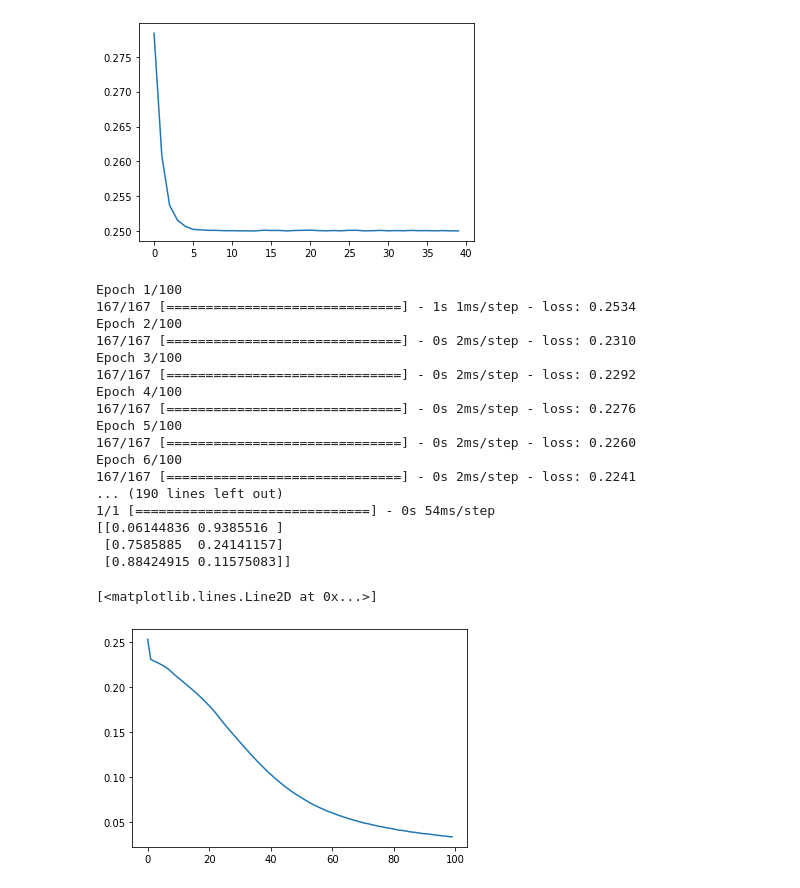
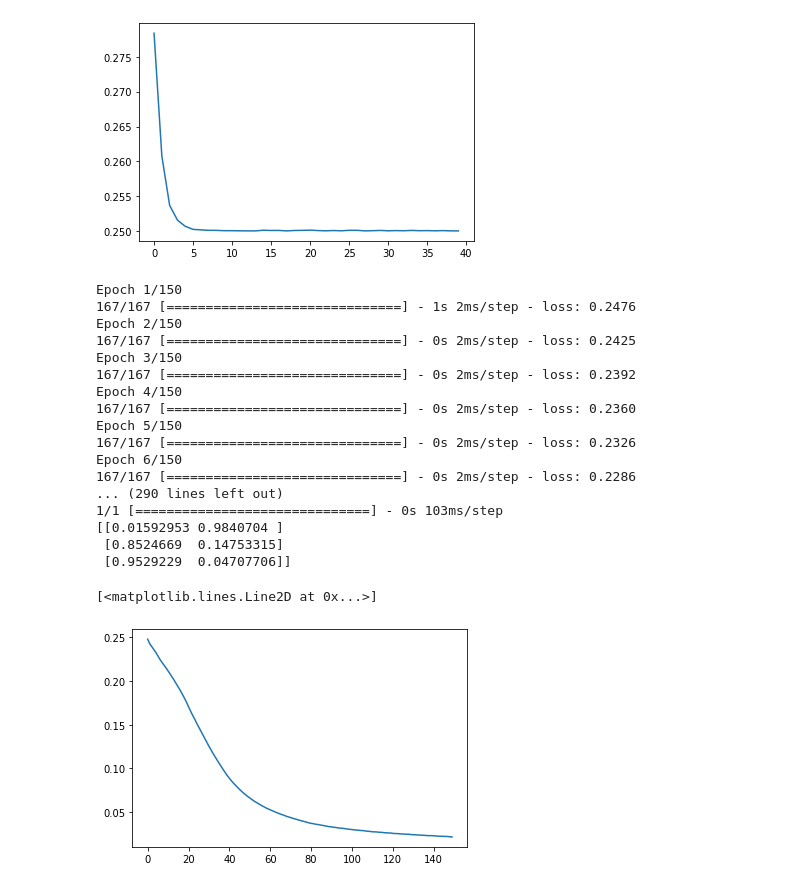
Before and after one commit to yooyeollee/2022, a Jupyter notebook: Very_simple_ANN.ipynb, the cells around one changed output. Saved outputs shown, nothing was run; the diff lists cells and outputs as text; code cells hidden in the pictures.

```diff
--- a/Very_simple_ANN.ipynb
+++ b/Very_simple_ANN.ipynb
@@ -177,49 +177,49 @@ import matplotlib.pyplot as plt
 
 
 x = np.array([ x/100  for x in range(1,5000)])
 y = np.array([[int(z/100 > 20.22),1-int(z/100 > 20.22)] for z in range(1,5000)])
 
 x_2=np.array([10,24.6, 30])
 
 model = Sequential()
 
 model.add(Dense(10, input_dim=1, activation='sigmoid'))
 model.add(Dense(40, activation='sigmoid'))
 model.add(Dense(2,activation='softmax'))
 
 model.compile(loss='mse', optimizer='sgd')
 
-history = model.fit(x,y,epochs=100, batch_size=30)
+history = model.fit(x,y,epochs=150, batch_size=30)
 
 loss = model.evaluate(x,y)
 
 print('loss:', loss)
 
 y_predict = model.predict(x_2)
 print(y_predict)
 
 y_loss = history.history['loss']
 
 x_len = np.arange(len(y_loss))
 
 plt.plot(x_len,y_loss)
 # %% [output]
-Epoch 1/100
-167/167 [==============================] - 1s 1ms/step - loss: 0.2534
-Epoch 2/100
-167/167 [==============================] - 0s 2ms/step - loss: 0.2310
-Epoch 3/100
-167/167 [==============================] - 0s 2ms/step - loss: 0.2292
-Epoch 4/100
-167/167 [==============================] - 0s 2ms/step - loss: 0.2276
-Epoch 5/100
-167/167 [==============================] - 0s 2ms/step - loss: 0.2260
-Epoch 6/100
-167/167 [==============================] - 0s 2ms/step - loss: 0.2241
-... (190 lines left out)
-1/1 [==============================] - 0s 54ms/step
-[[0.06144836 0.9385516 ]
- [0.7585885  0.24141157]
- [0.88424915 0.11575083]]
+Epoch 1/150
+167/167 [==============================] - 1s 2ms/step - loss: 0.2476
+Epoch 2/150
+167/167 [==============================] - 0s 2ms/step - loss: 0.2425
+Epoch 3/150
+167/167 [==============================] - 0s 2ms/step - loss: 0.2392
+Epoch 4/150
+167/167 [==============================] - 0s 2ms/step - loss: 0.2360
+Epoch 5/150
+167/167 [==============================] - 0s 2ms/step - loss: 0.2326
+Epoch 6/150
+167/167 [==============================] - 0s 2ms/step - loss: 0.2286
+... (290 lines left out)
+1/1 [==============================] - 0s 103ms/step
+[[0.01592953 0.9840704 ]
+ [0.8524669  0.14753315]
+ [0.9529229  0.04707706]]
 [<matplotlib.lines.Line2D at 0x...>]
-[figure, old version]
+[figure, new version]
```
